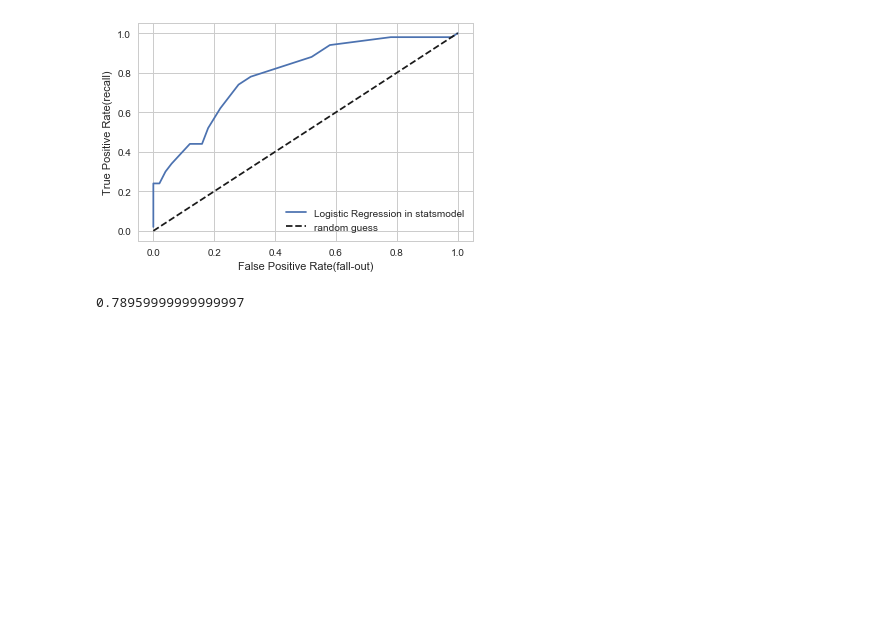
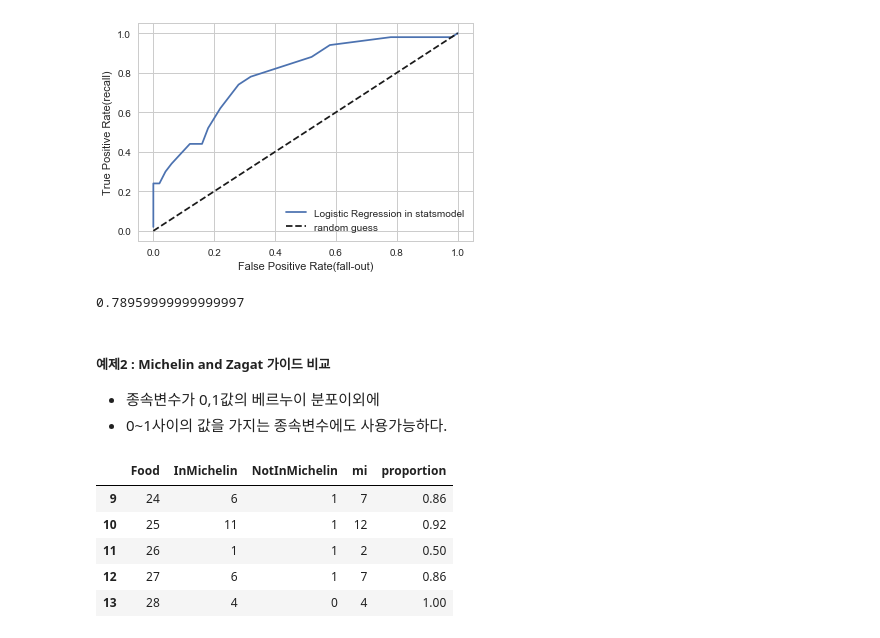
Before and after one commit to Junhojuno/TIL, a Jupyter notebook: machinelearning/classification/logistic_regression_review.ipynb, the cells around one changed output. Cells and saved outputs as stored; diff of their text form; code cells hidden in the pictures; blank space fills up the shorter version.

```diff
--- a/machinelearning/classification/logistic_regression_review.ipynb
+++ b/machinelearning/classification/logistic_regression_review.ipynb
@@ -361,3 +369,17 @@ plt.show()
 auc(fpr2, tpr2)
 # %% [output]
 0.78959999999999997
+# %% [markdown]
+##### 예제2 : Michelin and Zagat 가이드 비교
+- 종속변수가 0,1값의 베르누이 분포이외에
+- 0~1사이의 값을 가지는 종속변수에도 사용가능하다.
+# %%
+df = pd.read_csv("http://www.stat.tamu.edu/~sheather/book/docs/datasets/MichelinFood.txt", sep="\t")
+df.tail()
+# %% [output]
+|  | Food | InMichelin | NotInMichelin | mi | proportion |
+| 9 | 24 | 6 | 1 | 7 | 0.86 |
+| 10 | 25 | 11 | 1 | 12 | 0.92 |
+| 11 | 26 | 1 | 1 | 2 | 0.50 |
+| 12 | 27 | 6 | 1 | 7 | 0.86 |
+| 13 | 28 | 4 | 0 | 4 | 1.00 |
```
Also changed, not shown: parts of 6 cells of this notebook.
